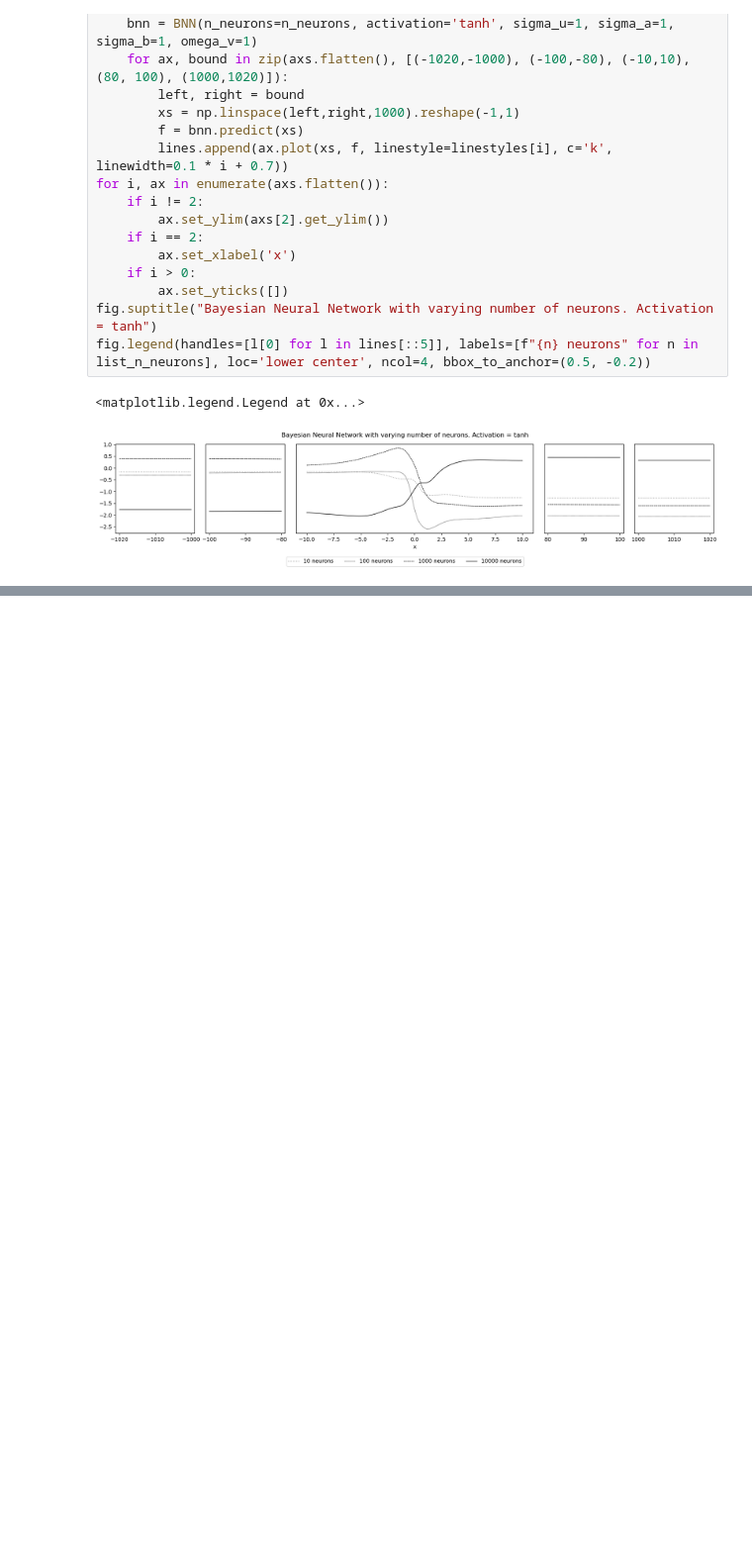
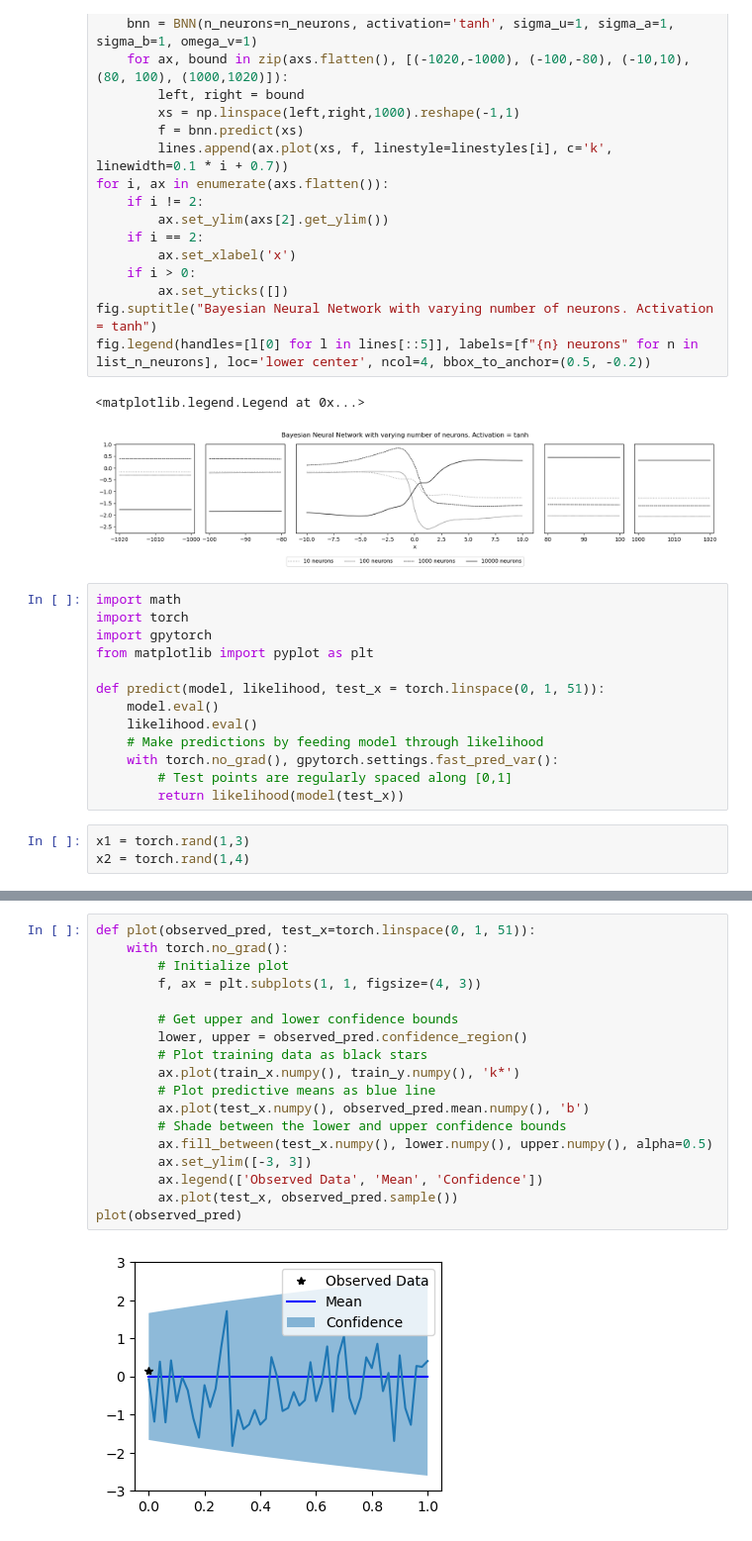
Before and after one commit to yusukemh/PaperImplementations, a Jupyter notebook: Neal1995Bayesian/gaussian_process.ipynb, the cells around one changed output, grey strips where cells are left out. Shown: that part at 99% size. Cells and saved outputs as stored; diff of their text form; blank space fills up the shorter version.

```diff
--- a/Neal1995Bayesian/gaussian_process.ipynb
+++ b/Neal1995Bayesian/gaussian_process.ipynb
@@ -157,3 +158,19 @@ fig.legend(handles=[l[0] for l in lines[::5]], labels=[f"{n} neurons" for n in l
 # %% [output]
 <matplotlib.legend.Legend at 0x...>
 [figure]
+# %%
+import math
+import torch
+import gpytorch
+from matplotlib import pyplot as plt
+
+def predict(model, likelihood, test_x = torch.linspace(0, 1, 51)):
+    model.eval()
+    likelihood.eval()
+    # Make predictions by feeding model through likelihood
+    with torch.no_grad(), gpytorch.settings.fast_pred_var():
+        # Test points are regularly spaced along [0,1]
+        return likelihood(model(test_x))
+# %%
+x1 = torch.rand(1,3)
+x2 = torch.rand(1,4)
@@ -159,0 +250,20 @@ fig.legend(handles=[l[0] for l in lines[::5]], labels=[f"{n} neurons" for n in l
+# %%
+def plot(observed_pred, test_x=torch.linspace(0, 1, 51)):
+    with torch.no_grad():
+        # Initialize plot
+        f, ax = plt.subplots(1, 1, figsize=(4, 3))
+
+        # Get upper and lower confidence bounds
+        lower, upper = observed_pred.confidence_region()
+        # Plot training data as black stars
+        ax.plot(train_x.numpy(), train_y.numpy(), 'k*')
+        # Plot predictive means as blue line
+        ax.plot(test_x.numpy(), observed_pred.mean.numpy(), 'b')
+        # Shade between the lower and upper confidence bounds
+        ax.fill_between(test_x.numpy(), lower.numpy(), upper.numpy(), alpha=0.5)
+        ax.set_ylim([-3, 3])
+        ax.legend(['Observed Data', 'Mean', 'Confidence'])
+        ax.plot(test_x, observed_pred.sample())
+plot(observed_pred)
+# %% [output]
+[figure, added]
```
Also changed, not shown: parts of 11 cells of this notebook, 5 other files.
